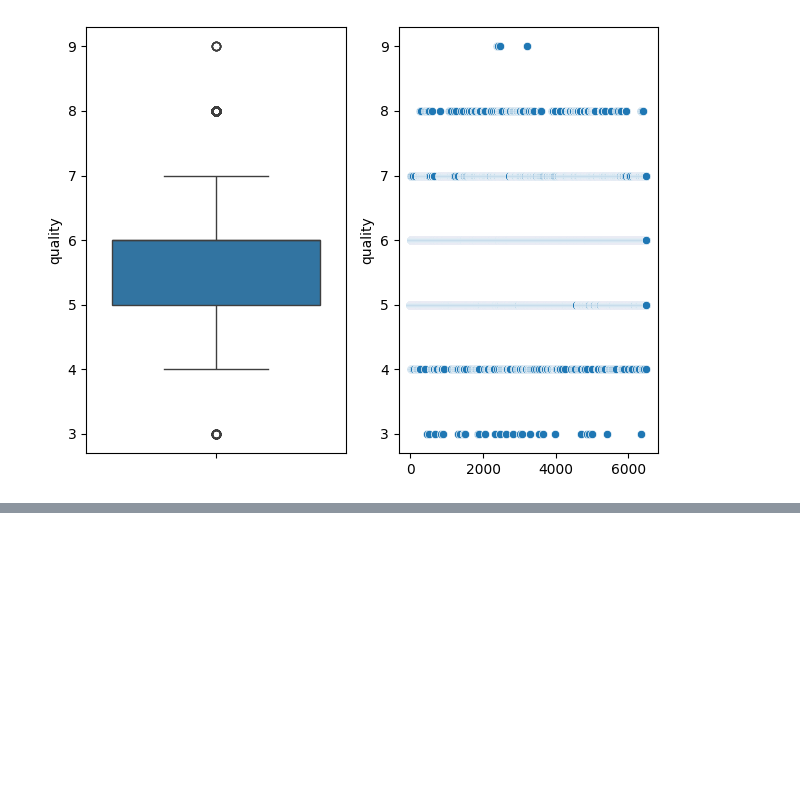
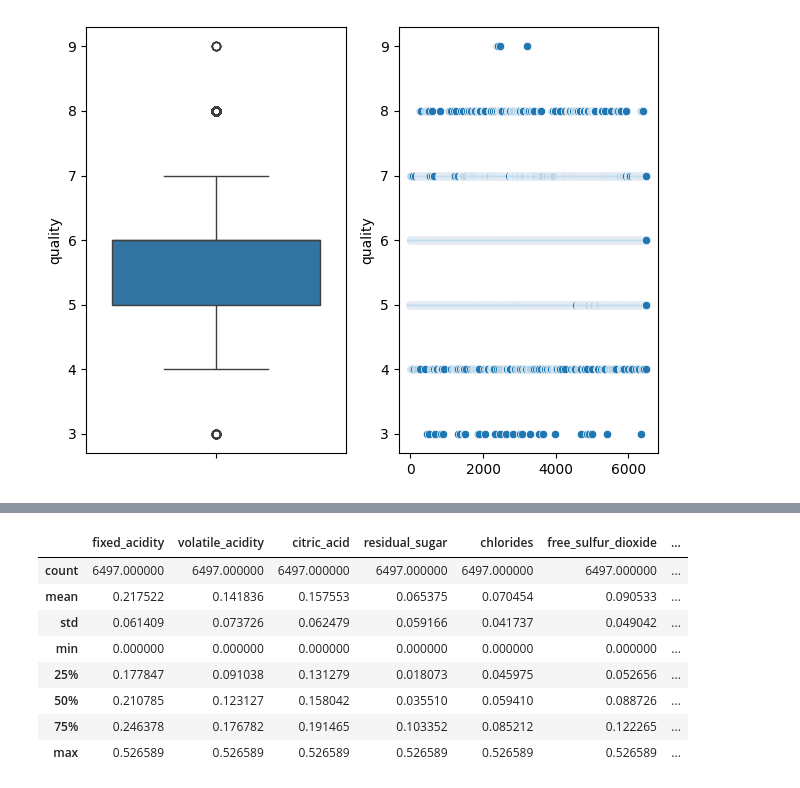
Before and after one commit to dashbikash/aiml-notebooks, a Jupyter notebook: feature-engineering/Feature Scaling.ipynb, the cells around one changed output, grey strips where cells are left out. Drawn from its saved outputs; the diff is of its cells as text; code cells hidden in the pictures; blank space fills up the shorter version.

```diff
--- a/feature-engineering/Feature Scaling.ipynb
+++ b/feature-engineering/Feature Scaling.ipynb
@@ -74,0 +98,14 @@ ValueError: Data must be positive.
+# %%
+for key in df_scaled.keys():
+    df_scaled[key]=np.log1p(df_scaled[key])
+df_scaled.describe()
+# %% [output]
+|  | fixed_acidity | volatile_acidity | citric_acid | residual_sugar | chlorides | free_sulfur_dioxide | ... |
+| count | 6497.000000 | 6497.000000 | 6497.000000 | 6497.000000 | 6497.000000 | 6497.000000 | ... |
+| mean | 0.217522 | 0.141836 | 0.157553 | 0.065375 | 0.070454 | 0.090533 | ... |
+| std | 0.061409 | 0.073726 | 0.062479 | 0.059166 | 0.041737 | 0.049042 | ... |
+| min | 0.000000 | 0.000000 | 0.000000 | 0.000000 | 0.000000 | 0.000000 | ... |
+| 25% | 0.177847 | 0.091038 | 0.131279 | 0.018073 | 0.045975 | 0.052656 | ... |
+| 50% | 0.210785 | 0.123127 | 0.158042 | 0.035510 | 0.059410 | 0.088726 | ... |
+| 75% | 0.246378 | 0.176782 | 0.191465 | 0.103352 | 0.085212 | 0.122265 | ... |
+| max | 0.526589 | 0.526589 | 0.526589 | 0.526589 | 0.526589 | 0.526589 | ... |
```
Also changed, not shown: parts of 3 cells of this notebook.
